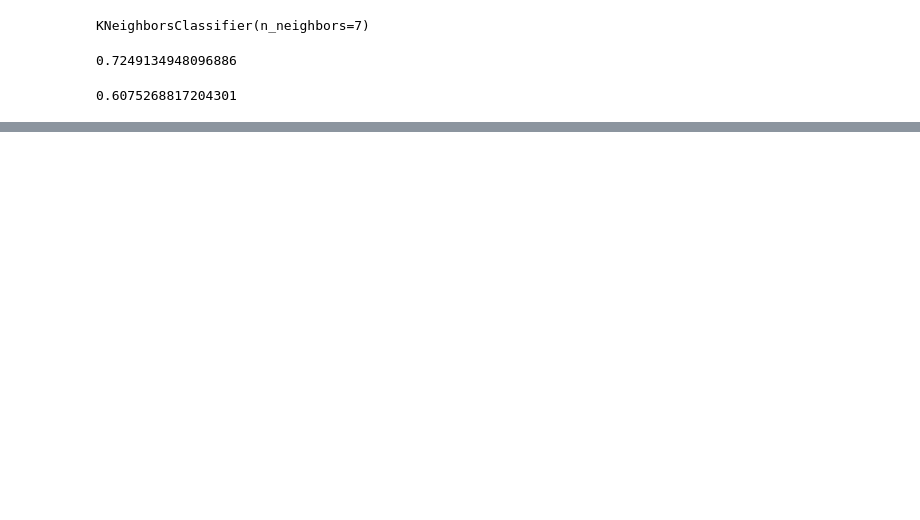
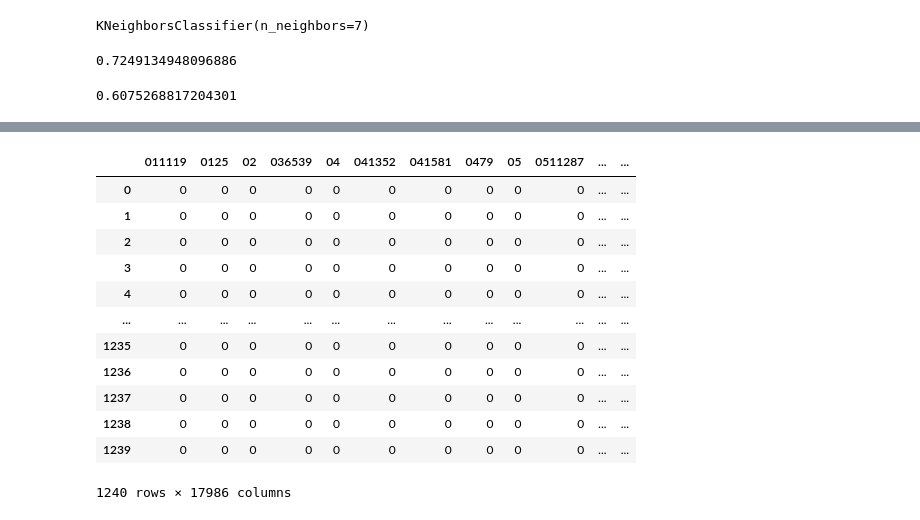
Before and after one commit to dlsco123/mtvsDacon, a Jupyter notebook: [mtvs]suho2.ipynb, the cells around one changed output, grey strips where cells are left out. Cells and saved outputs as stored; diff of their text form; code cells hidden in the pictures; blank space fills up the shorter version.

```diff
--- a/[mtvs]suho2.ipynb
+++ b/[mtvs]suho2.ipynb
@@ -110,5 +129,2 @@ df_nlp2 = pd.concat([df_nlp1,df_target['first_party_winner']],axis=1, join='inne
 # %%
 vectorizer = CountVectorizer()
-# %%
-df_nlp2 = pd.concat([df_nlp1,df_target['first_party_winner']],axis=1, join='inner')
-df_nlp2
@@ -199,9 +192,3 @@ data_final
 2478 rows × 17985 columns
 # %%
 data_final = pd.concat([data_final,df_nlp2["first_party_winner"]],axis=1,join='inner')
-# %%
-count_matrix = vectorize.fit_transform(X_test)
-count_array = count_matrix.toarray()
-data_final_test = pd.DataFrame(data=count_array,columns = vectorize.get_feature_names_out())
-data_final_test = pd.concat([data_final_test,dfTest["first_party_winner"]],axis=1,join='inner')
-data_final_test
@@ -293,0 +285,20 @@ knn.score(lda_data_test,y_test)
+# %%
+count_matrix_test = vectorize.transform(dfTest['facts_clean'])
+count_array_test = count_matrix_test.toarray()
+data_final_test = pd.DataFrame(data=count_array_test,columns = vectorize.get_feature_names_out())
+data_final_test = pd.concat([data_final_test,dfTest["first_party_winner"]],axis=1,join='inner')
+data_final_test
+# %% [output]
+|  | 011119 | 0125 | 02 | 036539 | 04 | 041352 | 041581 | 0479 | 05 | 0511287 | ... | ... |
+| 0 | 0 | 0 | 0 | 0 | 0 | 0 | 0 | 0 | 0 | 0 | ... | ... |
+| 1 | 0 | 0 | 0 | 0 | 0 | 0 | 0 | 0 | 0 | 0 | ... | ... |
+| 2 | 0 | 0 | 0 | 0 | 0 | 0 | 0 | 0 | 0 | 0 | ... | ... |
+| 3 | 0 | 0 | 0 | 0 | 0 | 0 | 0 | 0 | 0 | 0 | ... | ... |
+| 4 | 0 | 0 | 0 | 0 | 0 | 0 | 0 | 0 | 0 | 0 | ... | ... |
+| ... | ... | ... | ... | ... | ... | ... | ... | ... | ... | ... | ... | ... |
+| 1235 | 0 | 0 | 0 | 0 | 0 | 0 | 0 | 0 | 0 | 0 | ... | ... |
+| 1236 | 0 | 0 | 0 | 0 | 0 | 0 | 0 | 0 | 0 | 0 | ... | ... |
+| 1237 | 0 | 0 | 0 | 0 | 0 | 0 | 0 | 0 | 0 | 0 | ... | ... |
+| 1238 | 0 | 0 | 0 | 0 | 0 | 0 | 0 | 0 | 0 | 0 | ... | ... |
+| 1239 | 0 | 0 | 0 | 0 | 0 | 0 | 0 | 0 | 0 | 0 | ... | ... |
+1240 rows × 17986 columns
```
Also changed, not shown: parts of 24 cells of this notebook, 2 other files.
